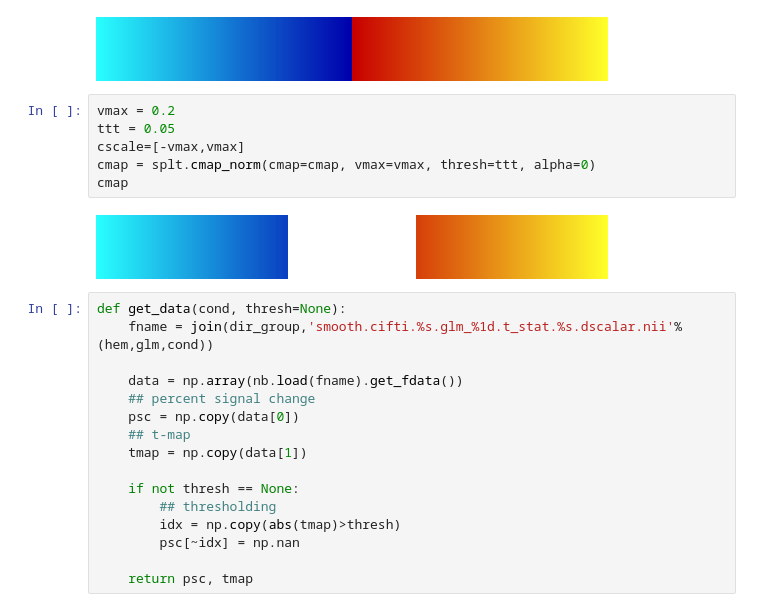
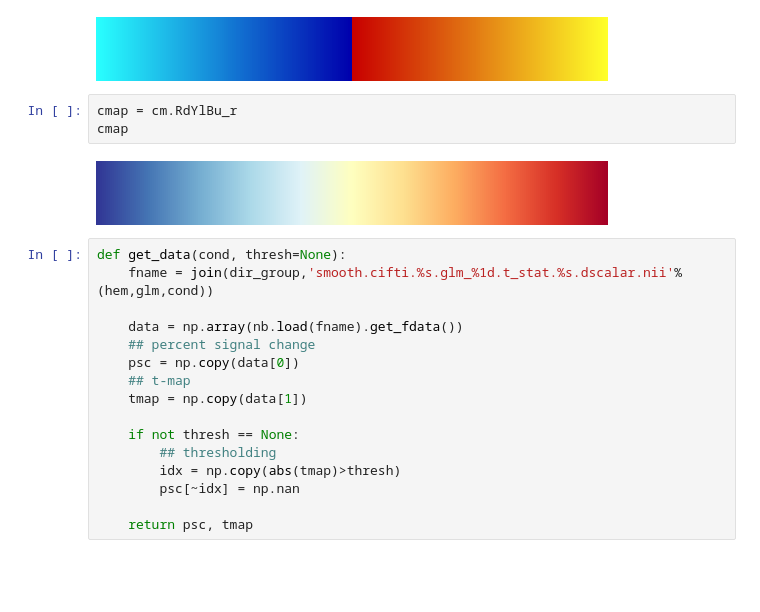
Before and after one commit to psb629/SeqSpatialSupp_fMRI, a Jupyter notebook: Notebook/cluster-based_correction.glm_2.ipynb, the cells around one changed output. Cells and saved outputs as stored; diff of their text form; blank space fills up the shorter version.

```diff
--- a/Notebook/cluster-based_correction.glm_2.ipynb
+++ b/Notebook/cluster-based_correction.glm_2.ipynb
@@ -121,14 +121,11 @@ cmap = splt.cmap_combine(cblue,cred)
 cmap
 # %% [output]
 [figure]
-# %%
-vmax = 0.2
-ttt = 0.05
-cscale=[-vmax,vmax]
-cmap = splt.cmap_norm(cmap=cmap, vmax=vmax, thresh=ttt, alpha=0)
-cmap
-# %% [output]
-[figure, removed]
+# %%
+cmap = cm.RdYlBu_r
+cmap
+# %% [output]
+[figure, added]
 # %%
 def get_data(cond, thresh=None):
     fname = join(dir_group,'smooth.cifti.%s.glm_%1d.t_stat.%s.dscalar.nii'%(hem,glm,cond))
```
Also changed, not shown: parts of 13 cells of this notebook, 9 other files.
